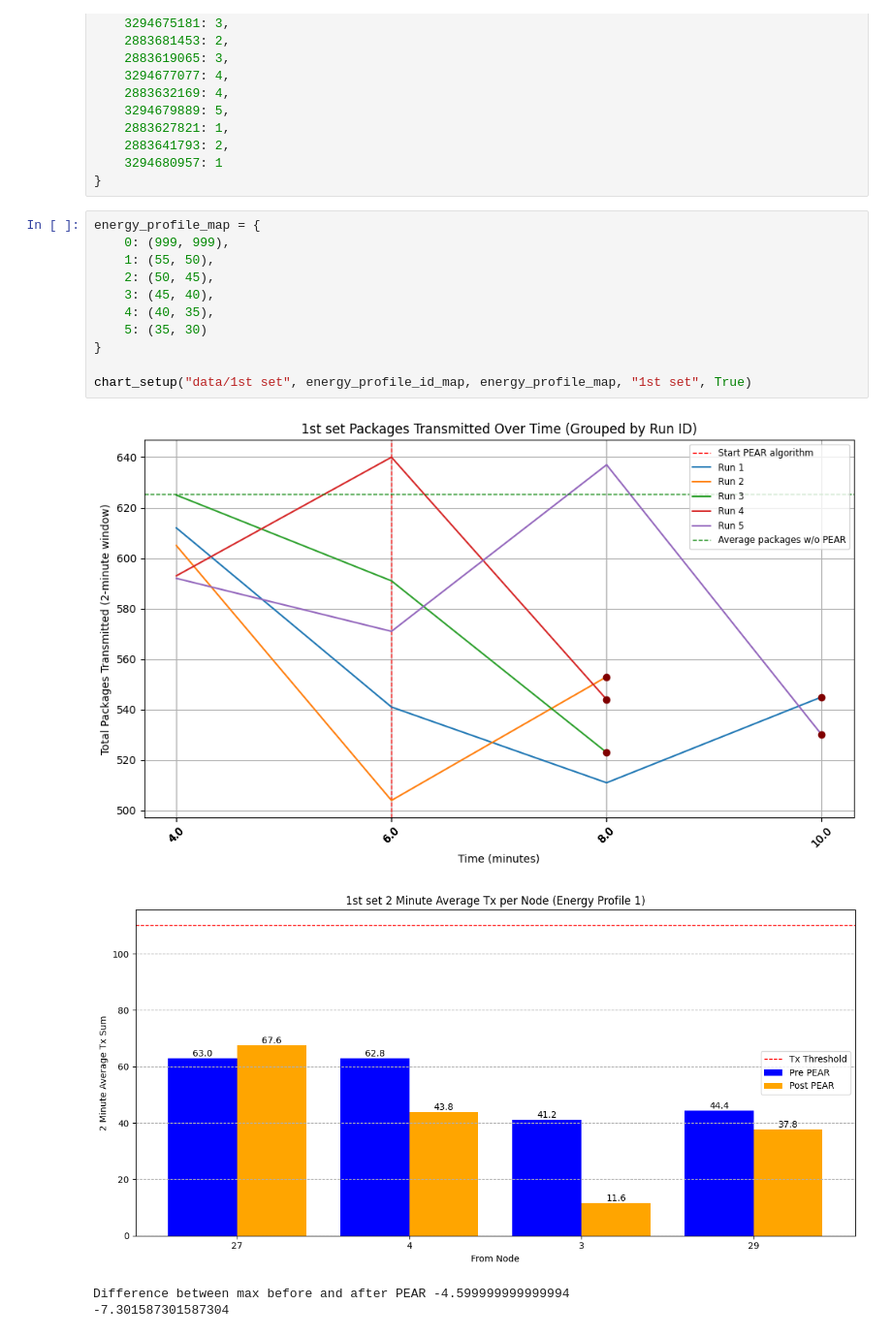
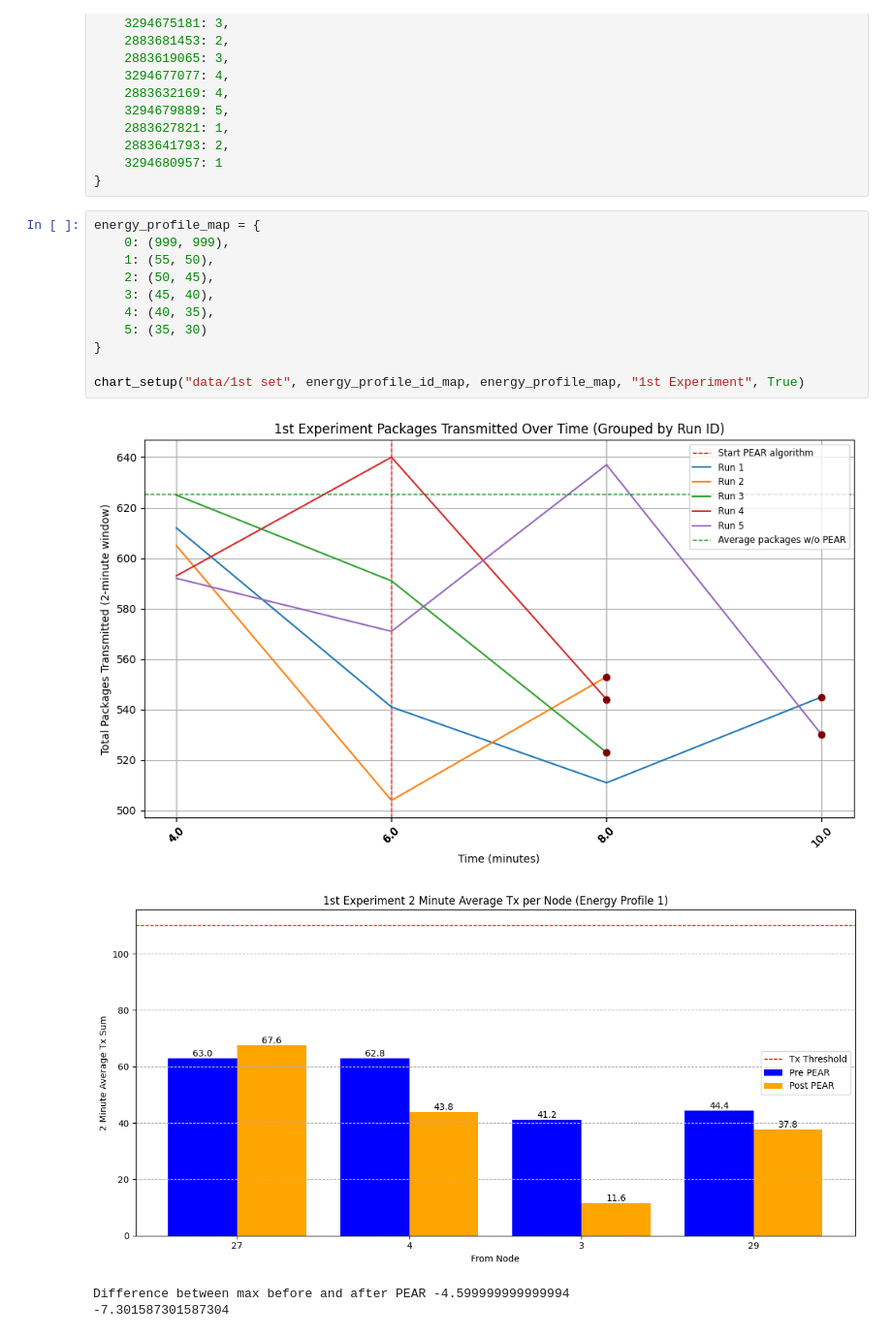
Before and after one commit to NikolajRFA/painlessPEARMesh, a Jupyter notebook: tools/four_energy_profiles.ipynb, the cells around one changed output. Shown at 97% size. Drawn from its saved outputs; the diff is of its cells as text.

```diff
--- a/tools/four_energy_profiles.ipynb
+++ b/tools/four_energy_profiles.ipynb
@@ -34,16 +34,16 @@ energy_profile_id_map = {
 # %%
 energy_profile_map = {
     0: (999, 999),
     1: (55, 50),
     2: (50, 45),
     3: (45, 40),
     4: (40, 35),
     5: (35, 30)
 }
 
-chart_setup("data/1st set", energy_profile_id_map, energy_profile_map, "1st set", True)
+chart_setup("data/1st set", energy_profile_id_map, energy_profile_map, "1st Experiment", True)
 # %% [output]
-[figure, old version]
+[figure, new version]
-[figure, old version]
+[figure, new version]
 Difference between max before and after PEAR -4.599999999999994
 -7.301587301587304
```
Also changed, not shown: parts of 7 cells of this notebook, 1 other file.
